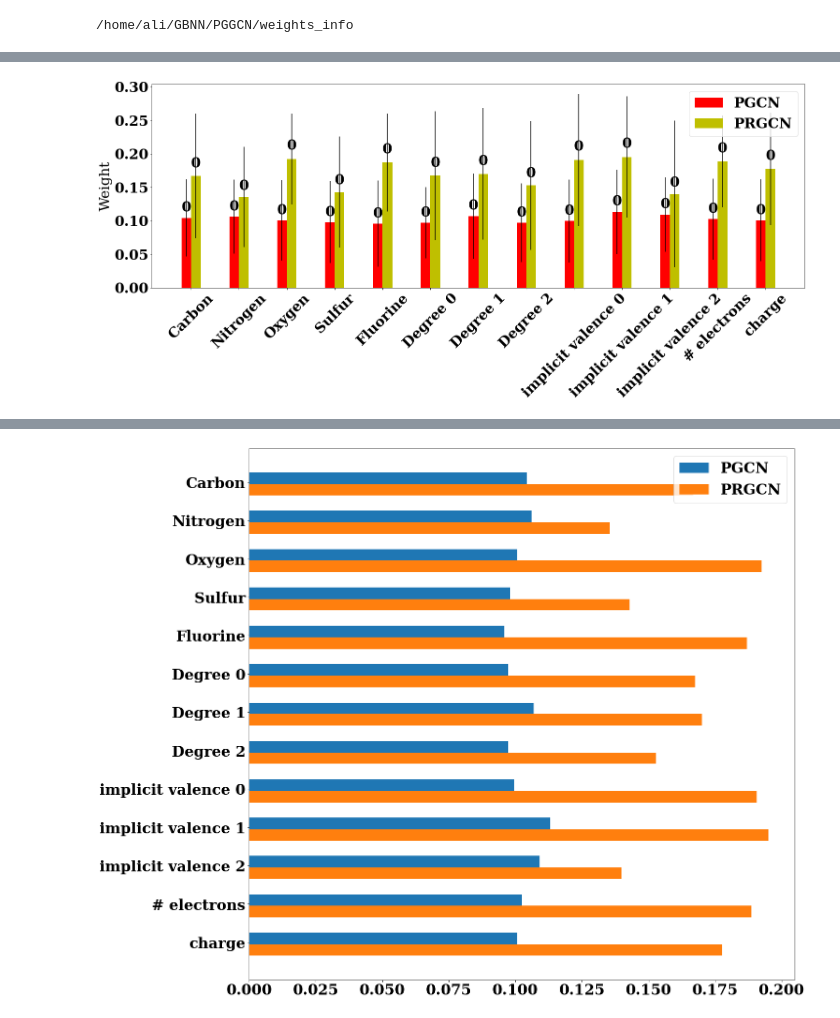
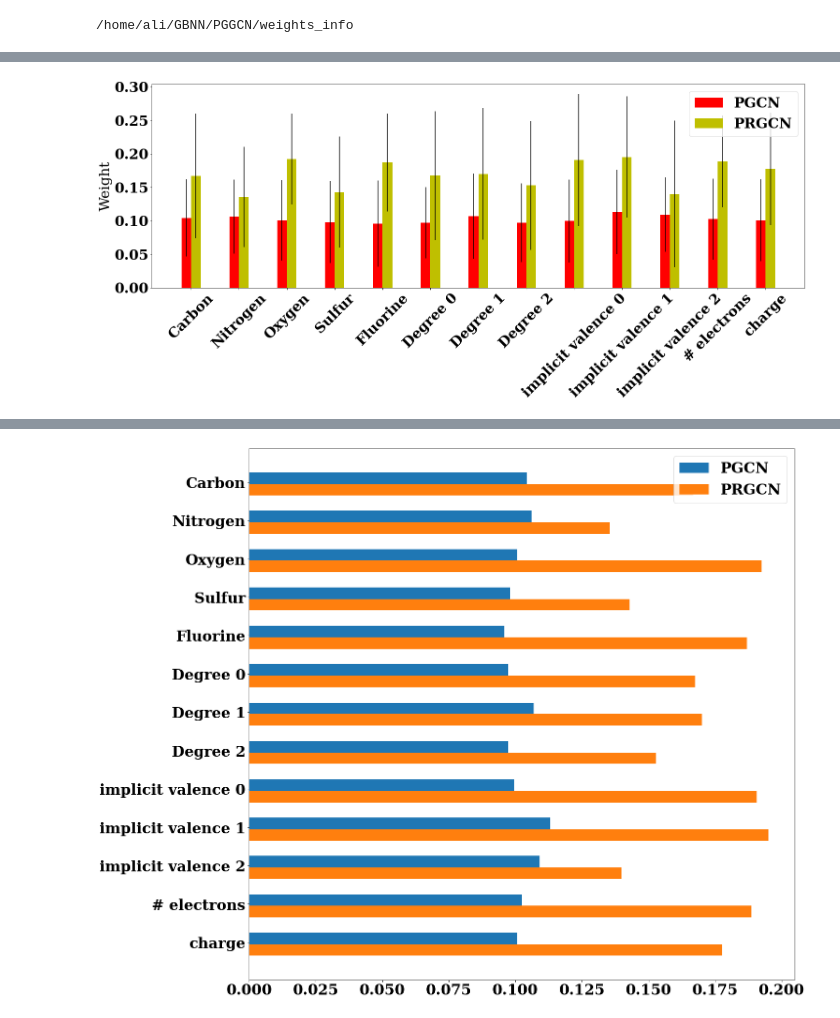
Before and after one commit to aicam/GBNN, a Jupyter notebook: Notebooks/Entropy/Weight Comparison.ipynb, the cells around one changed output, grey strips where cells are left out. Saved outputs shown, nothing was run; the diff lists cells and outputs as text; code cells hidden in the pictures.

```diff
--- a/Notebooks/Entropy/Weight Comparison.ipynb
+++ b/Notebooks/Entropy/Weight Comparison.ipynb
@@ -58,33 +69,33 @@ ind = np.arange(N)  # the x locations for the groups
 width = 0.20       # the width of the bars
 
 fig, ax = plt.subplots(figsize =(25, 8))
 rects1 = ax.bar(ind, pgnn_w_s_selected_mean, width, color='r', yerr=pgnn_w_s_selected_std)
 
 
 rects2 = ax.bar(ind + width, pgcn_w_s_selected_mean, width, color='y', yerr=pgcn_w_s_selected_std)
 
 # add some text for labels, title and axes ticks
 
 ax.set_ylabel('Weight')
 ax.set_xticks(ind + width / 2)
 ax.set_xticklabels(features, rotation=45)
 
 ax.legend((rects1[0], rects2[0]), ('PGCN', 'PRGCN'))
 
 
 # def autolabel(rects):
 #     """
 #     Attach a text label above each bar displaying its height
 #     """
 #     for rect in rects:
 #         height = rect.get_height()
 #         ax.text(rect.get_x() + rect.get_width()/2, 1.05*height,
 #                 '%d' % int(height),
 #                 ha='center', va='bottom')
 
-autolabel(rects1)
-autolabel(rects2)
+# autolabel(rects1)
+# autolabel(rects2)
 
 plt.show()
 # %% [output]
-[figure, old version]
+[figure, new version]
```
Also changed, not shown: parts of 7 cells of this notebook, 14 other files.
